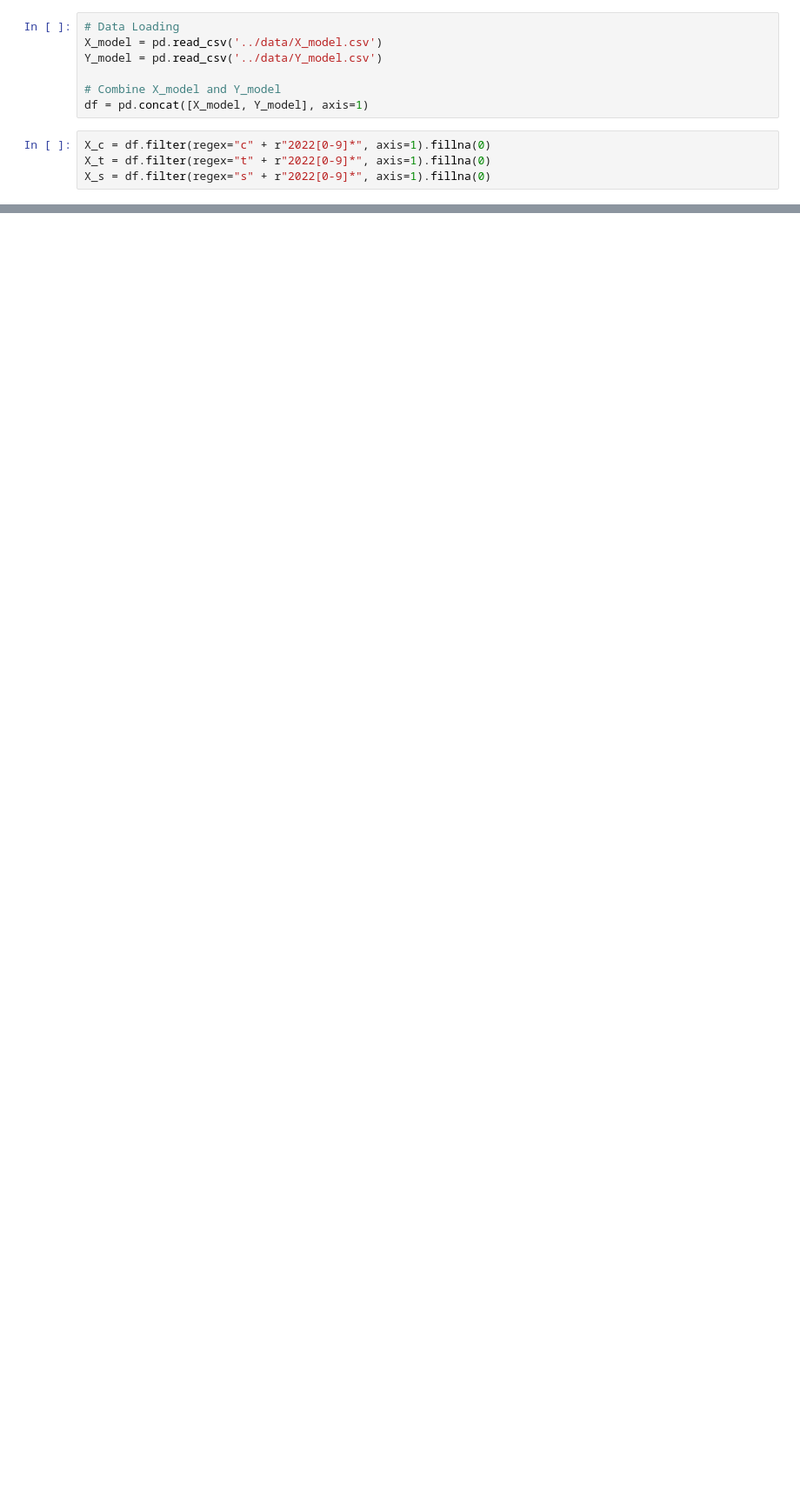
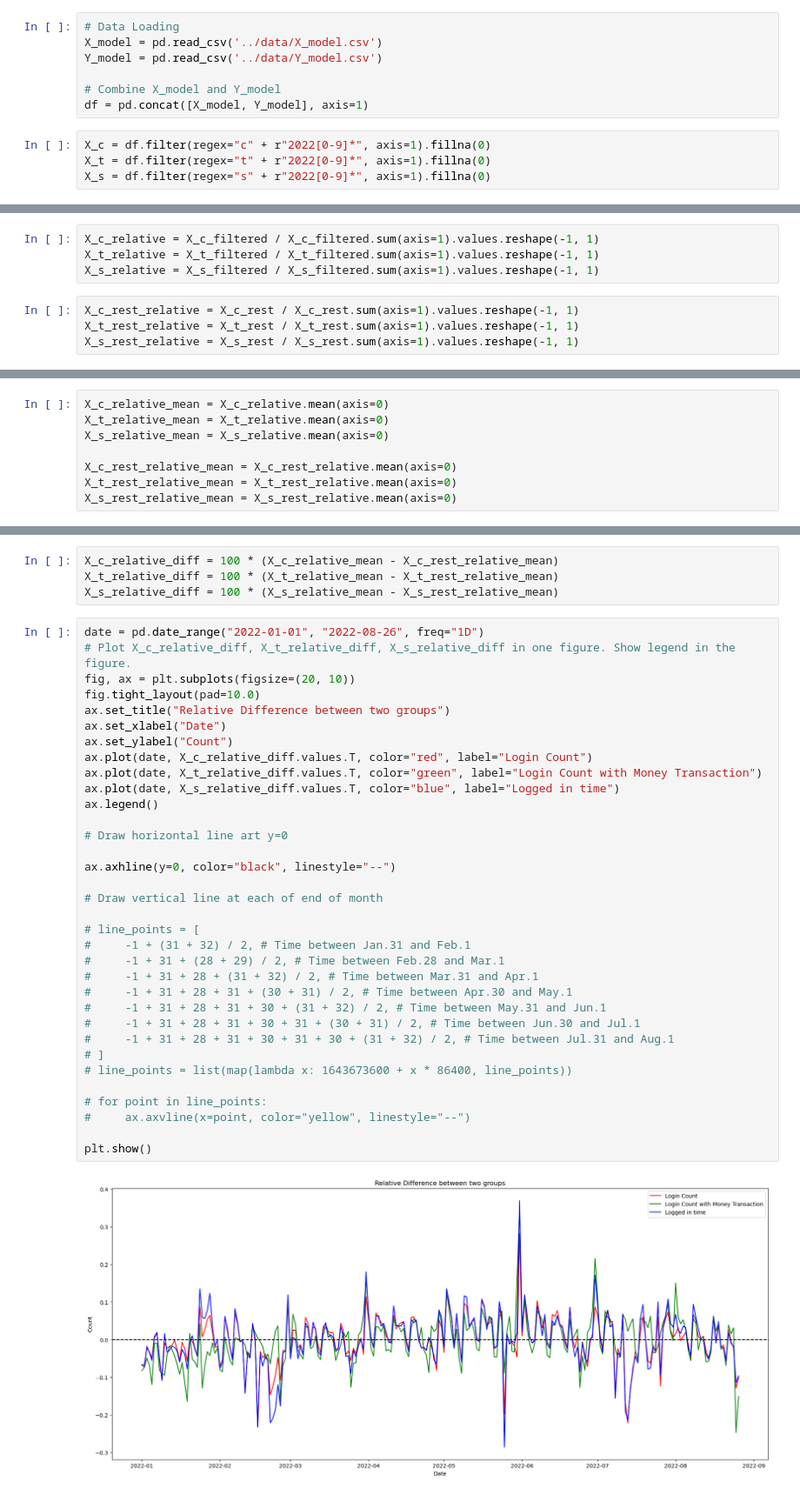
Before and after one commit to 01Joseph-Hwang10/data-science-contest-2022, a Jupyter notebook: models/eda.ipynb, the cells around one changed output, grey strips where cells are left out. Shown at 87% size. Saved outputs shown, nothing was run; the diff lists cells and outputs as text; blank space fills up the shorter version.

```diff
--- a/models/eda.ipynb
+++ b/models/eda.ipynb
@@ -38,0 +111,8 @@ plt.show()
+# %%
+X_c_relative = X_c_filtered / X_c_filtered.sum(axis=1).values.reshape(-1, 1)
+X_t_relative = X_t_filtered / X_t_filtered.sum(axis=1).values.reshape(-1, 1)
+X_s_relative = X_s_filtered / X_s_filtered.sum(axis=1).values.reshape(-1, 1)
+# %%
+X_c_rest_relative = X_c_rest / X_c_rest.sum(axis=1).values.reshape(-1, 1)
+X_t_rest_relative = X_t_rest / X_t_rest.sum(axis=1).values.reshape(-1, 1)
+X_s_rest_relative = X_s_rest / X_s_rest.sum(axis=1).values.reshape(-1, 1)
@@ -38,0 +131,8 @@ plt.show()
+# %%
+X_c_relative_mean = X_c_relative.mean(axis=0)
+X_t_relative_mean = X_t_relative.mean(axis=0)
+X_s_relative_mean = X_s_relative.mean(axis=0)
+
+X_c_rest_relative_mean = X_c_rest_relative.mean(axis=0)
+X_t_rest_relative_mean = X_t_rest_relative.mean(axis=0)
+X_s_rest_relative_mean = X_s_rest_relative.mean(axis=0)
@@ -38,0 +171,40 @@ plt.show()
+# %%
+X_c_relative_diff = 100 * (X_c_relative_mean - X_c_rest_relative_mean)
+X_t_relative_diff = 100 * (X_t_relative_mean - X_t_rest_relative_mean)
+X_s_relative_diff = 100 * (X_s_relative_mean - X_s_rest_relative_mean)
+# %%
+date = pd.date_range("2022-01-01", "2022-08-26", freq="1D")
+# Plot X_c_relative_diff, X_t_relative_diff, X_s_relative_diff in one figure. Show legend in the figure.
+fig, ax = plt.subplots(figsize=(20, 10))
+fig.tight_layout(pad=10.0)
+ax.set_title("Relative Difference between two groups")
+ax.set_xlabel("Date")
+ax.set_ylabel("Count")
+ax.plot(date, X_c_relative_diff.values.T, color="red", label="Login Count")
+ax.plot(date, X_t_relative_diff.values.T, color="green", label="Login Count with Money Transaction")
+ax.plot(date, X_s_relative_diff.values.T, color="blue", label="Logged in time")
+ax.legend()
+
+# Draw horizontal line art y=0
+
+ax.axhline(y=0, color="black", linestyle="--")
+
+# Draw vertical line at each of end of month
+
+# line_points = [
+#     -1 + (31 + 32) / 2, # Time between Jan.31 and Feb.1
+#     -1 + 31 + (28 + 29) / 2, # Time between Feb.28 and Mar.1
+#     -1 + 31 + 28 + (31 + 32) / 2, # Time between Mar.31 and Apr.1
+#     -1 + 31 + 28 + 31 + (30 + 31) / 2, # Time between Apr.30 and May.1
+#     -1 + 31 + 28 + 31 + 30 + (31 + 32) / 2, # Time between May.31 and Jun.1
+#     -1 + 31 + 28 + 31 + 30 + 31 + (30 + 31) / 2, # Time between Jun.30 and Jul.1
+#     -1 + 31 + 28 + 31 + 30 + 31 + 30 + (31 + 32) / 2, # Time between Jul.31 and Aug.1
+# ]
+# line_points = list(map(lambda x: 1643673600 + x * 86400, line_points))
+
+# for point in line_points:
+#     ax.axvline(x=point, color="yellow", linestyle="--")
+
+plt.show()
+# %% [output]
+[figure, added]
```
Also changed, not shown: parts of 17 cells of this notebook, 2 other files.
